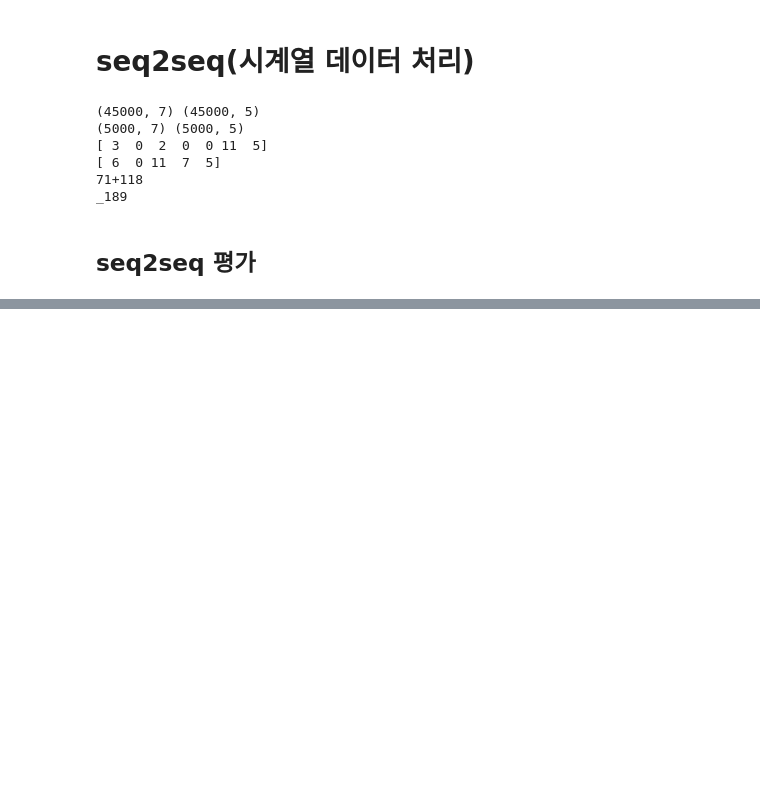
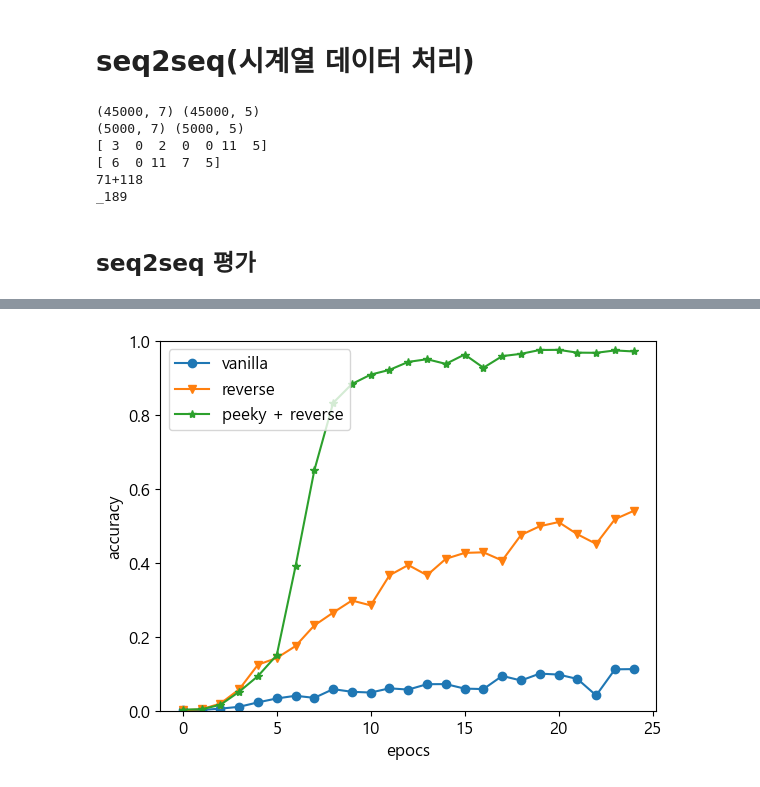
Before and after one commit to sunohk/NLP_practice, a Jupyter notebook: ch07/RnnlmGen.ipynb, the cells around one changed output, grey strips where cells are left out. Drawn from its saved outputs; the diff is of its cells as text; code cells hidden in the pictures; blank space fills up the shorter version.

```diff
--- a/ch07/RnnlmGen.ipynb
+++ b/ch07/RnnlmGen.ipynb
@@ -301,0 +483,13 @@ O 236
+# %%
+# 3가지 결과 비교
+
+plt.plot(x, vanilla_acc_list, marker='o')
+plt.plot(x_reverse, reverse_acc_list, marker='v')
+plt.plot(x_peeky, peeky_acc_list, marker='*')
+plt.legend(['vanilla', 'reverse', 'peeky + reverse'], loc='upper left')
+plt.xlabel('epocs')
+plt.ylabel('accuracy')
+plt.ylim(0, 1.0)
+plt.show()
+# %% [output]
+[figure, added]
```
Also changed, not shown: parts of 4 cells of this notebook, 1 other file.
